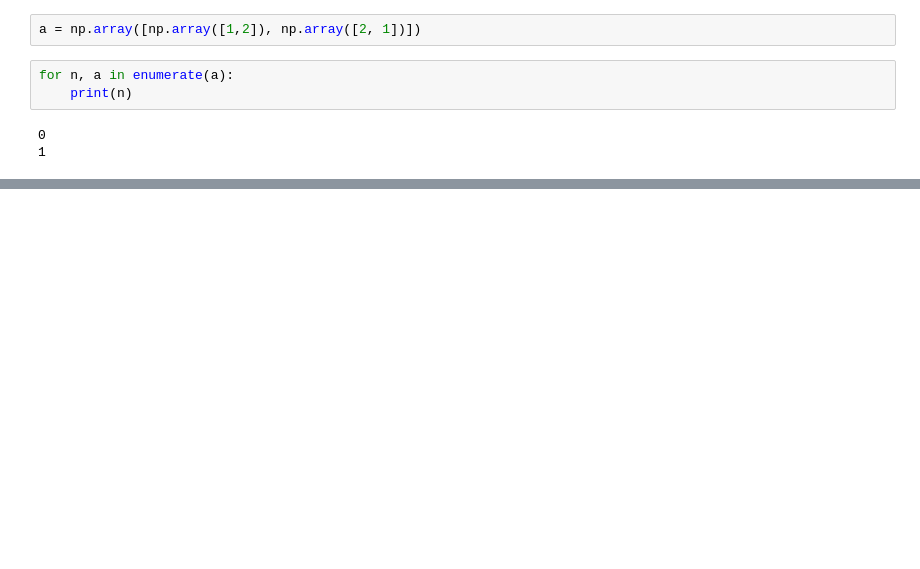
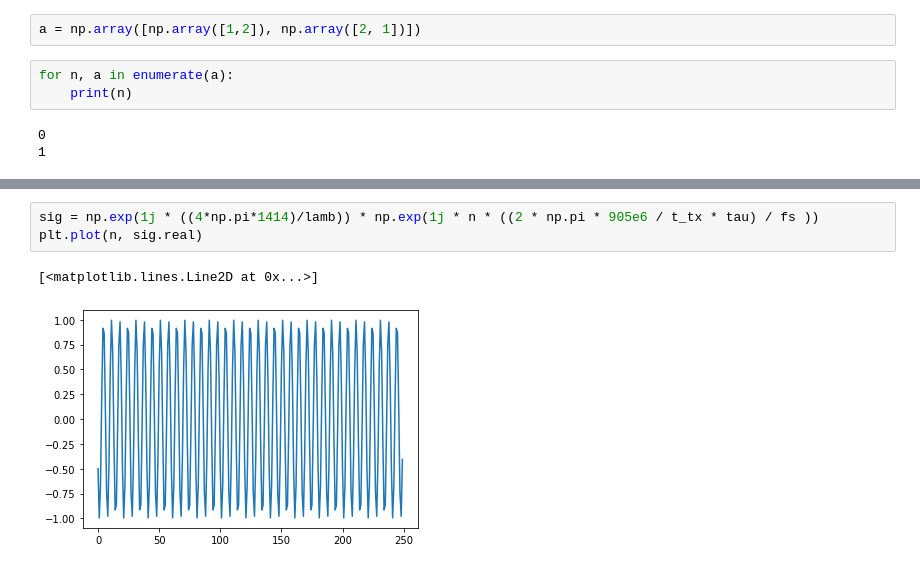
Before and after one commit to magborresen/spc8, a Jupyter notebook: dev/chirp.ipynb, the cells around one changed output, grey strips where cells are left out. Cells and saved outputs as stored; diff of their text form; blank space fills up the shorter version.

```diff
--- a/dev/chirp.ipynb
+++ b/dev/chirp.ipynb
@@ -35,0 +49,6 @@ for n, a in enumerate(a):
+# %%
+sig = np.exp(1j * ((4*np.pi*1414)/lamb)) * np.exp(1j * n * ((2 * np.pi * 905e6 / t_tx * tau) / fs ))
+plt.plot(n, sig.real)
+# %% [output]
+[<matplotlib.lines.Line2D at 0x...>]
+[figure, added]
```
Also changed, not shown: parts of 4 cells of this notebook, 5 other files.
